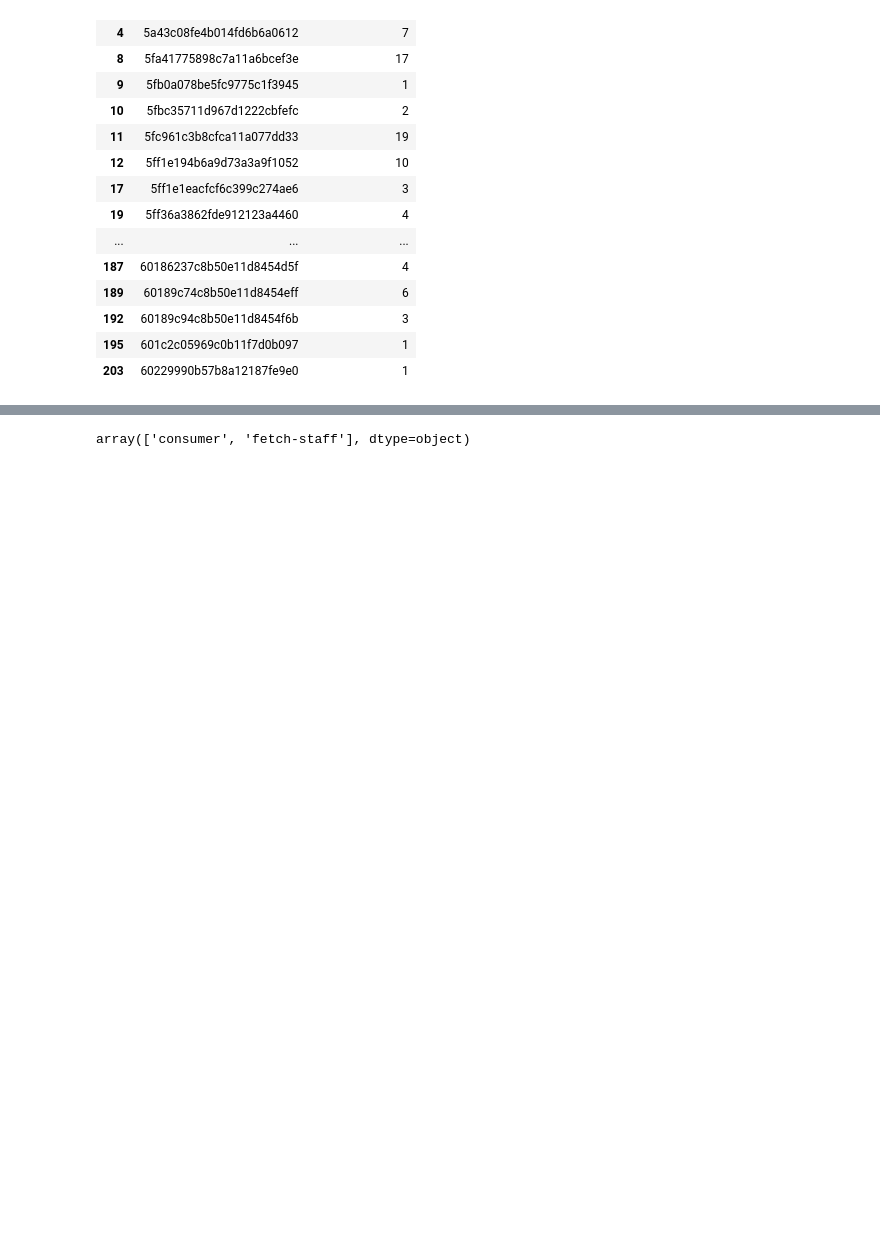
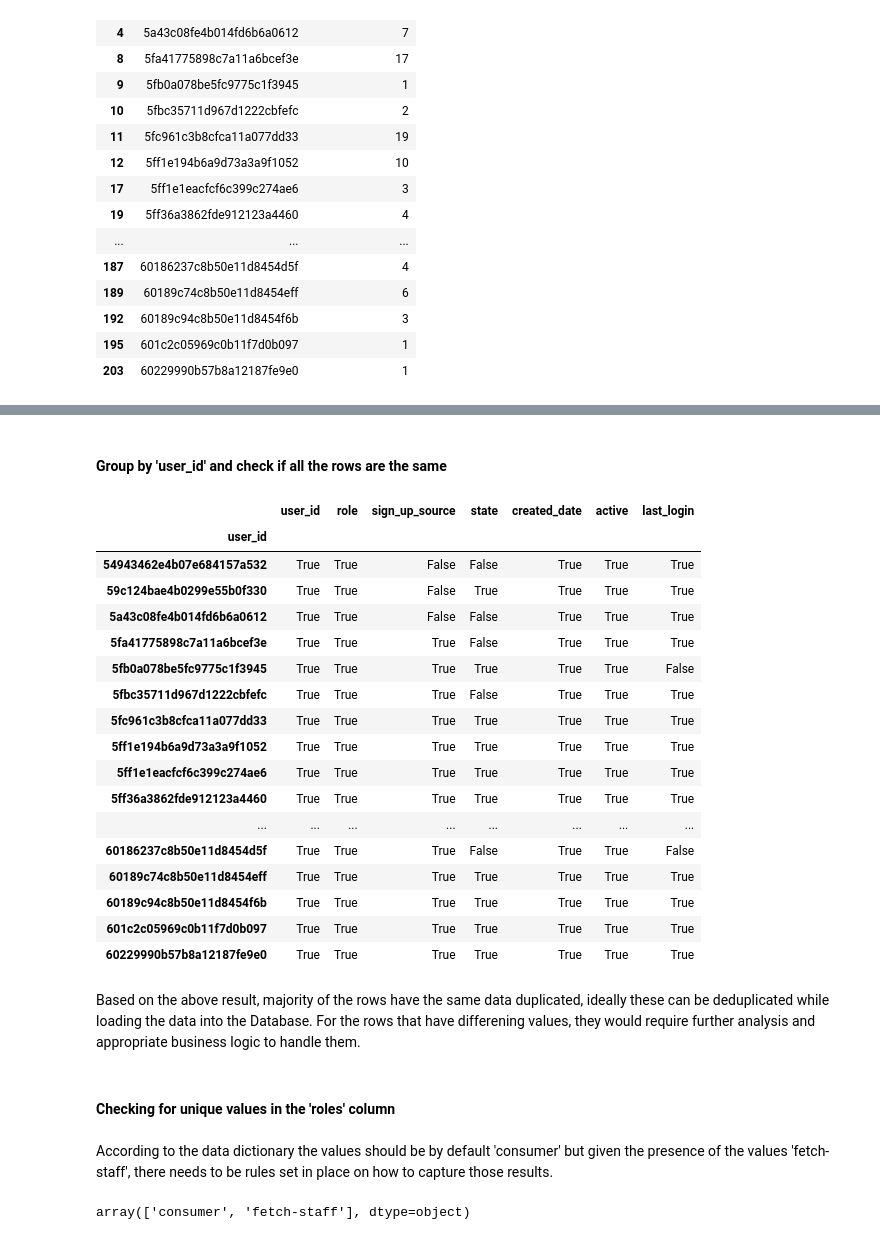
Before and after one commit to sayeedahmed01/analytics-engineer-task, a Jupyter notebook: scripts/data_quality_checks.ipynb, the cells around one changed output, grey strips where cells are left out. Drawn from its saved outputs; the diff is of its cells as text; code cells hidden in the pictures; blank space fills up the shorter version.

```diff
--- a/scripts/data_quality_checks.ipynb
+++ b/scripts/data_quality_checks.ipynb
@@ -293,6 +316,38 @@ DataFrame Data for user_id: 5a43c08fe4b014fd6b6a0612
 | 428 | 5a43c08fe4b014fd6b6a0612 | consumer | NaN | NaN | 2017-12-27 15:47:27.059 | True | 2021-02-12 16:22:37.155000064 |
 | 430 | 5a43c08fe4b014fd6b6a0612 | consumer | NaN | NaN | 2017-12-27 15:47:27.059 | True | 2021-02-12 16:22:37.155000064 |
 | 431 | 5a43c08fe4b014fd6b6a0612 | consumer | NaN | NaN | 2017-12-27 15:47:27.059 | True | 2021-02-12 16:22:37.155000064 |
+# %% [markdown]
+#### Group by 'user_id' and check if all the rows are the same
+# %%
+
+grouped = user_duplicate_record.groupby('user_id').apply(lambda x: x.nunique() == 1)
+
+grouped
+# %% [output]
+|  | user_id | role | sign_up_source | state | created_date | active | last_login |
+| user_id |  |  |  |  |  |  |  |
+| 54943462e4b07e684157a532 | True | True | False | False | True | True | True |
+| 59c124bae4b0299e55b0f330 | True | True | False | True | True | True | True |
+| 5a43c08fe4b014fd6b6a0612 | True | True | False | False | True | True | True |
+| 5fa41775898c7a11a6bcef3e | True | True | True | False | True | True | True |
+| 5fb0a078be5fc9775c1f3945 | True | True | True | True | True | True | False |
+| 5fbc35711d967d1222cbfefc | True | True | True | False | True | True | True |
+| 5fc961c3b8cfca11a077dd33 | True | True | True | True | True | True | True |
+| 5ff1e194b6a9d73a3a9f1052 | True | True | True | True | True | True | True |
+| 5ff1e1eacfcf6c399c274ae6 | True | True | True | True | True | True | True |
+| 5ff36a3862fde912123a4460 | True | True | True | True | True | True | True |
+| ... | ... | ... | ... | ... | ... | ... | ... |
+| 60186237c8b50e11d8454d5f | True | True | True | False | True | True | False |
+| 60189c74c8b50e11d8454eff | True | True | True | True | True | True | True |
+| 60189c94c8b50e11d8454f6b | True | True | True | True | True | True | True |
+| 601c2c05969c0b11f7d0b097 | True | True | True | True | True | True | True |
+| 60229990b57b8a12187fe9e0 | True | True | True | True | True | True | True |
+# %% [markdown]
+Based on the above result, majority of the rows have the same data duplicated, ideally these can be deduplicated while loading the data into the Database. For the rows that have differening values, they would require further analysis and appropriate business logic to handle them.
+# %% [markdown]
+#### Checking for unique values in the 'roles' column
+# %% [markdown]
+According to the data dictionary the values should be by default 'consumer' but given the presence of the values 'fetch-staff', there needs to be rules set in place on how to capture those results.
 # %%
 users_df['role'].unique()
 # %% [output]
```
Also changed, not shown: parts of 29 cells of this notebook, 2 other files.
